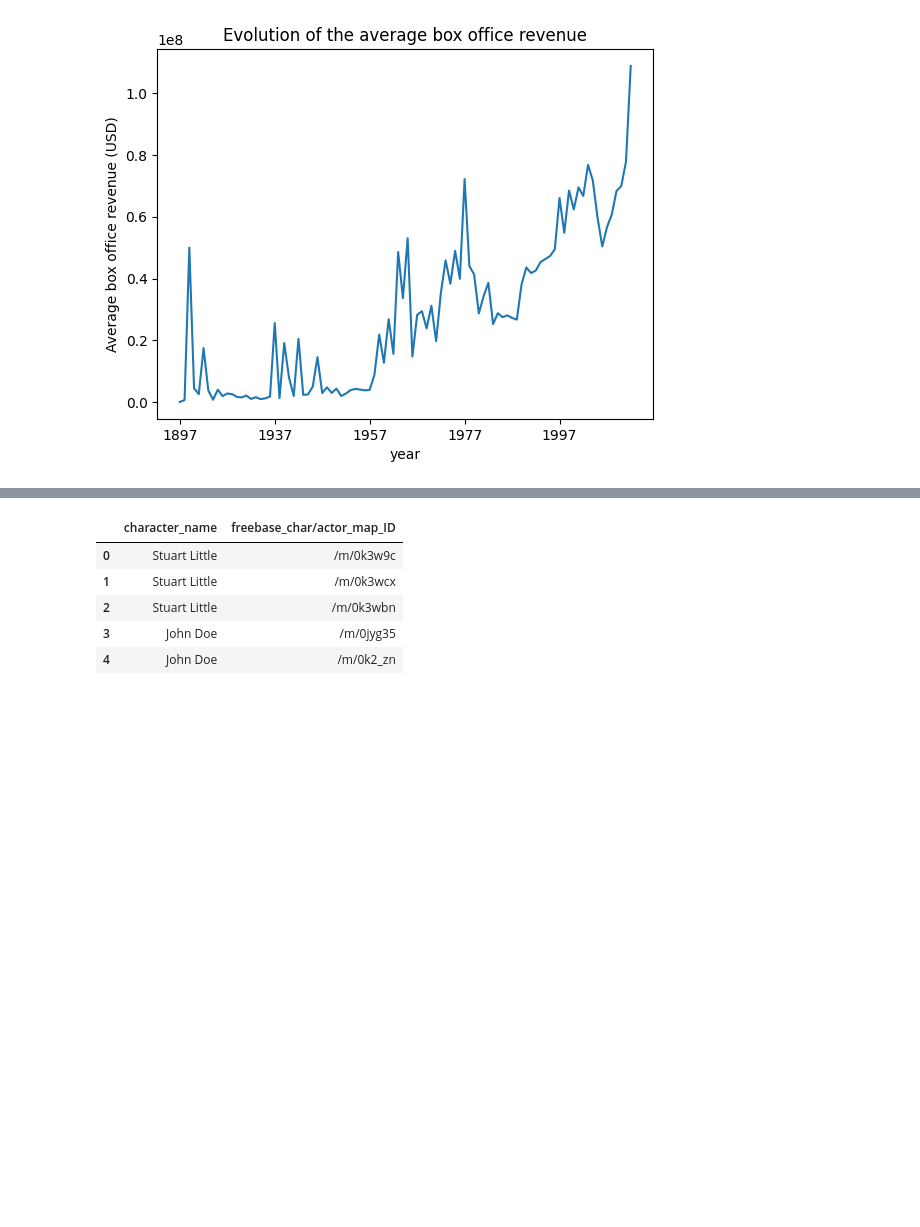
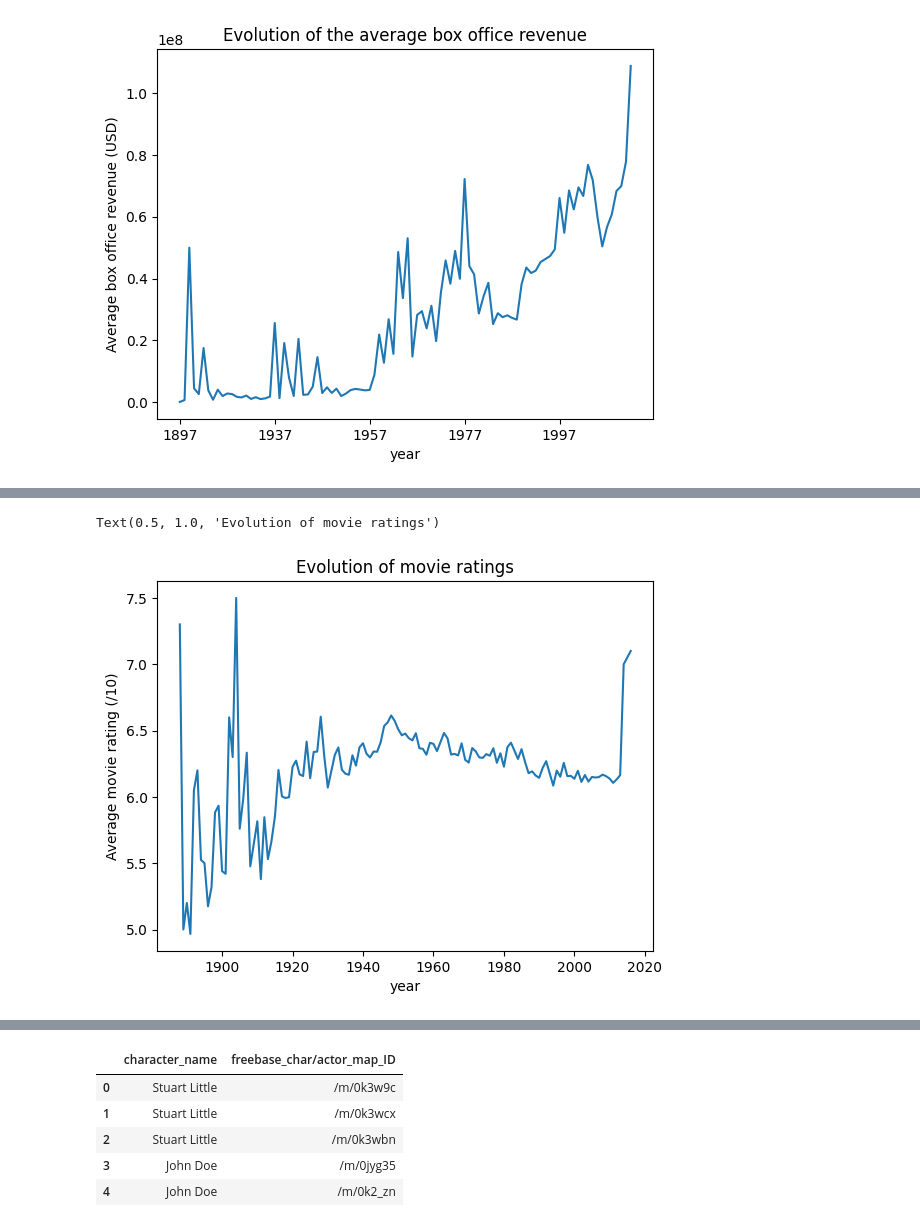
Before and after one commit to epfl-ada/ada-2022-project-armada, a Jupyter notebook: Madeleine.ipynb, the cells around one changed output, grey strips where cells are left out. Saved outputs shown, nothing was run; the diff lists cells and outputs as text; code cells hidden in the pictures; blank space fills up the shorter version.

```diff
--- a/Madeleine.ipynb
+++ b/Madeleine.ipynb
@@ -134,0 +140,3 @@ Text(0.5, 1.0, 'Evolution of the average box office revenue')
+# %%
+imdb=pd.read_csv('Data/Imdb/processed_imdb_dataset.csv')
+imdb
@@ -134,0 +161,3 @@ Text(0.5, 1.0, 'Evolution of the average box office revenue')
+# %%
+imdb_rating_gp_year=imdb.groupby(imdb['startYear'])[['averageRating']].mean()
+imdb_rating_gp_year
@@ -134,0 +179,8 @@ Text(0.5, 1.0, 'Evolution of the average box office revenue')
+# %%
+imdb_rating_gp_year.plot(legend=False)
+plt.ylabel('Average movie rating (/10)')
+plt.xlabel('year')
+plt.title('Evolution of movie ratings')
+# %% [output]
+Text(0.5, 1.0, 'Evolution of movie ratings')
+[figure, added]
```
Also changed, not shown: parts of 22 cells of this notebook.
